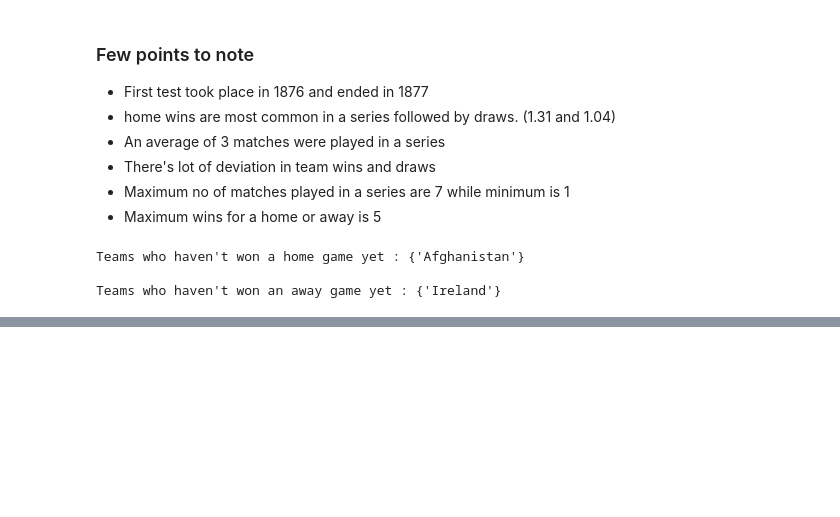
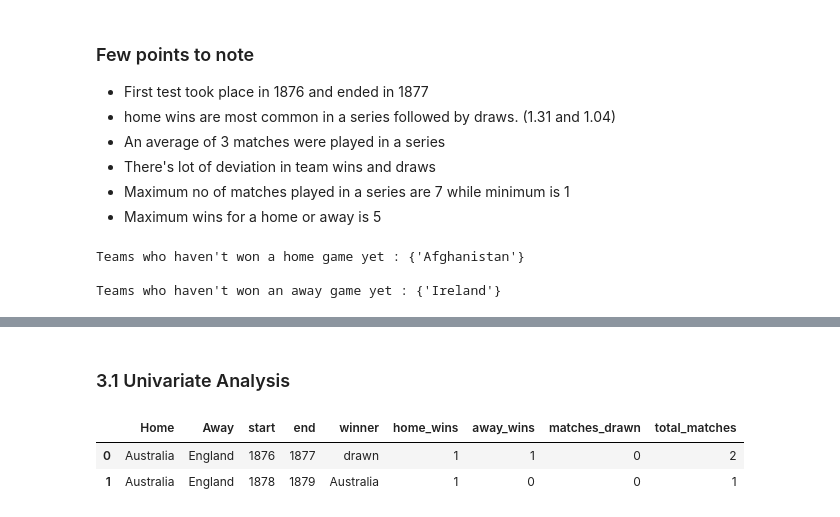
Before and after one commit to si-sa/Cricket-test-series-data, a Jupyter notebook: Cricket all test series web scraped data - Analysis and Exploration.ipynb, the cells around one changed output, grey strips where cells are left out. Saved outputs shown, nothing was run; the diff lists cells and outputs as text; code cells hidden in the pictures; blank space fills up the shorter version.

```diff
--- a/Cricket all test series web scraped data - Analysis and Exploration.ipynb
+++ b/Cricket all test series web scraped data - Analysis and Exploration.ipynb
@@ -482,0 +568,8 @@ Teams who haven't won an away game yet : {'Ireland'}
+# %% [markdown]
+### 3.1 Univariate Analysis
+# %%
+series_df_cleaned.head(2)
+# %% [output]
+|  | Home | Away | start | end | winner | home_wins | away_wins | matches_drawn | total_matches |
+| 0 | Australia | England | 1876 | 1877 | drawn | 1 | 1 | 0 | 2 |
+| 1 | Australia | England | 1878 | 1879 | Australia | 1 | 0 | 0 | 1 |
```
Also changed, not shown: parts of 11 cells of this notebook.
